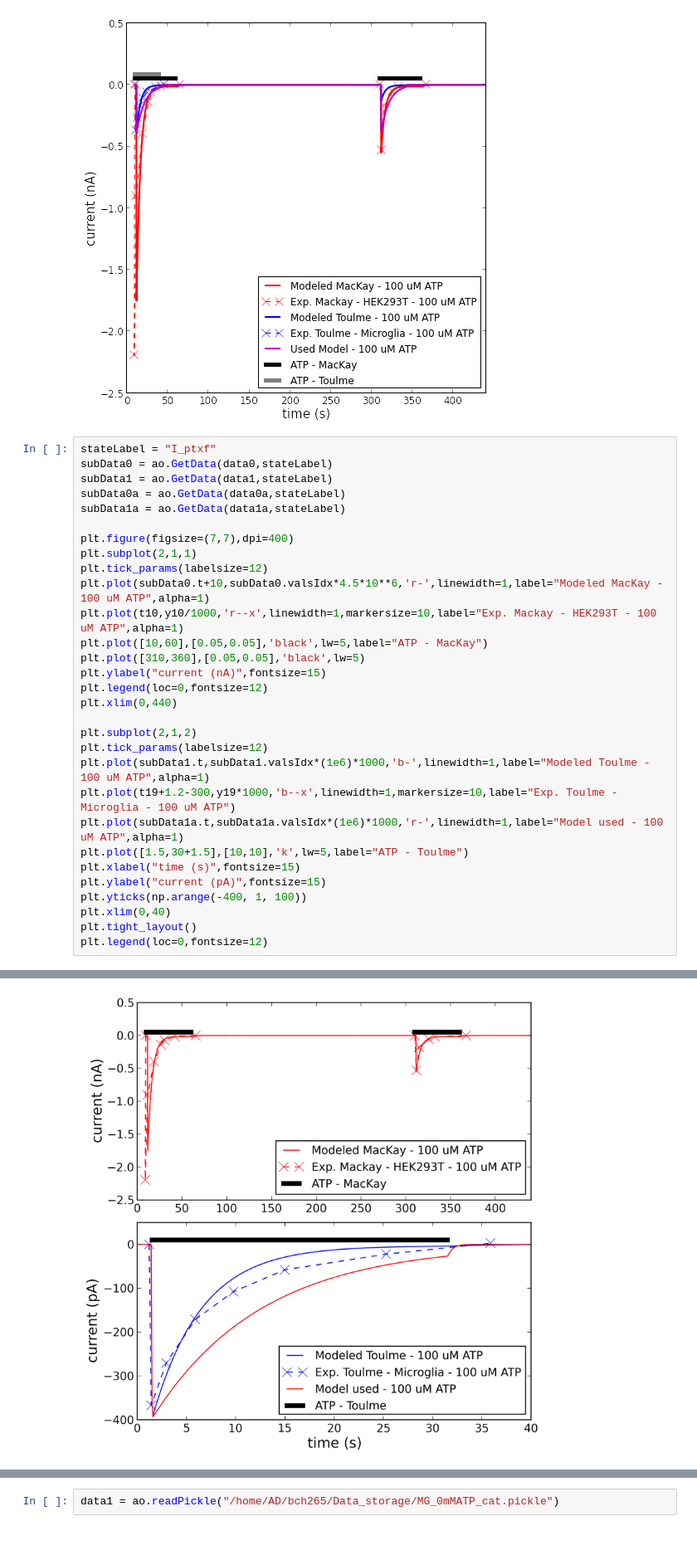
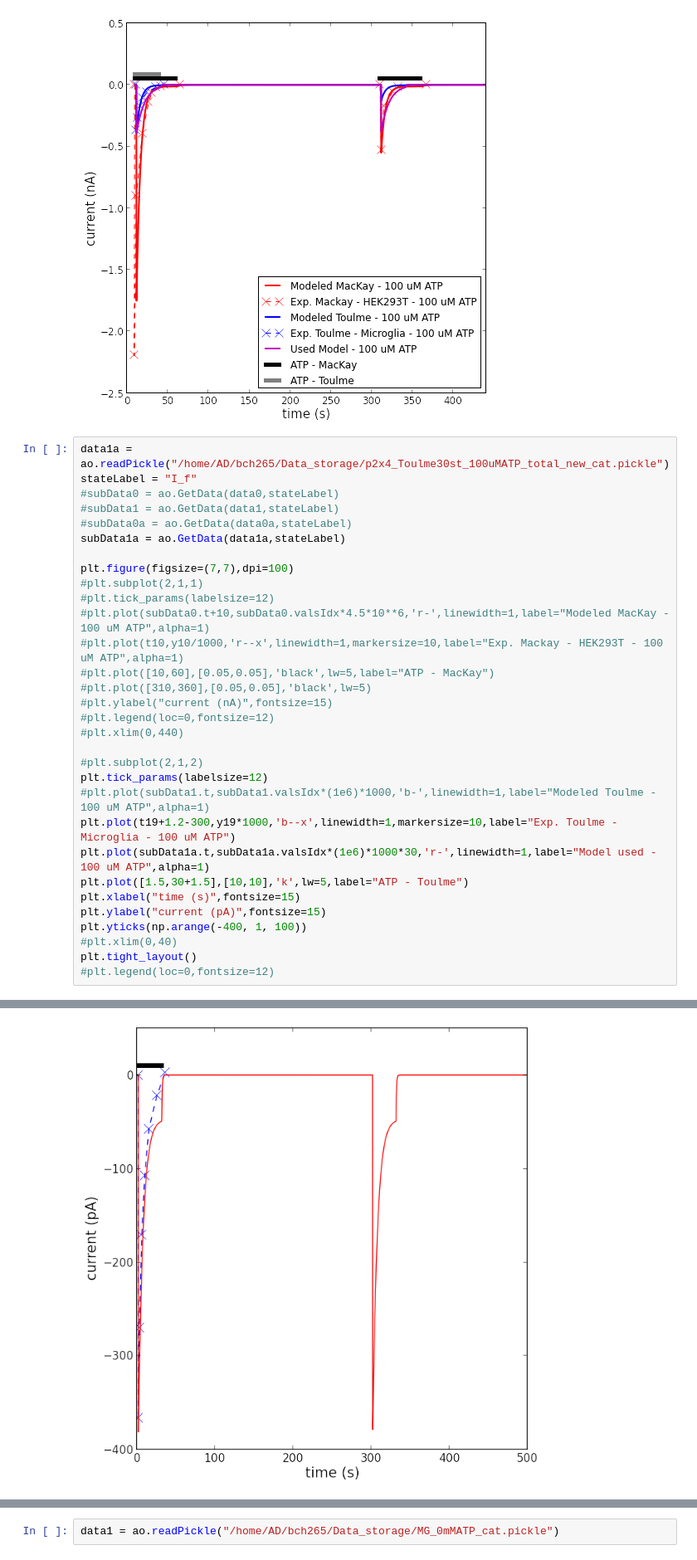
Before and after one commit to huskeypm/microglia, a Jupyter notebook: gotran/daisy-ptx_fitting.ipynb, the cells around one changed output, grey strips where cells are left out. Shown at 83% size. Cells and saved outputs as stored; diff of their text form.

```diff
--- a/gotran/daisy-ptx_fitting.ipynb
+++ b/gotran/daisy-ptx_fitting.ipynb
@@ -74,33 +74,34 @@ plt.legend(loc=0,fontsize=12)
 <matplotlib.legend.Legend at 0x...>
 [figure]
 # %%
-stateLabel = "I_ptxf"
-subData0 = ao.GetData(data0,stateLabel)
-subData1 = ao.GetData(data1,stateLabel)
-subData0a = ao.GetData(data0a,stateLabel)
+data1a = ao.readPickle("/home/AD/bch265/Data_storage/p2x4_Toulme30st_100uMATP_total_new_cat.pickle")
+stateLabel = "I_f"
+#subData0 = ao.GetData(data0,stateLabel)
+#subData1 = ao.GetData(data1,stateLabel)
+#subData0a = ao.GetData(data0a,stateLabel)
 subData1a = ao.GetData(data1a,stateLabel)
 
-plt.figure(figsize=(7,7),dpi=400)
-plt.subplot(2,1,1)
+plt.figure(figsize=(7,7),dpi=100)
+#plt.subplot(2,1,1)
+#plt.tick_params(labelsize=12)
+#plt.plot(subData0.t+10,subData0.valsIdx*4.5*10**6,'r-',linewidth=1,label="Modeled MacKay - 100 uM ATP",alpha=1)
+#plt.plot(t10,y10/1000,'r--x',linewidth=1,markersize=10,label="Exp. Mackay - HEK293T - 100 uM ATP",alpha=1)
+#plt.plot([10,60],[0.05,0.05],'black',lw=5,label="ATP - MacKay")
+#plt.plot([310,360],[0.05,0.05],'black',lw=5)
+#plt.ylabel("current (nA)",fontsize=15)
+#plt.legend(loc=0,fontsize=12)
+#plt.xlim(0,440)
+
+#plt.subplot(2,1,2)
 plt.tick_params(labelsize=12)
-plt.plot(subData0.t+10,subData0.valsIdx*4.5*10**6,'r-',linewidth=1,label="Modeled MacKay - 100 uM ATP",alpha=1)
-plt.plot(t10,y10/1000,'r--x',linewidth=1,markersize=10,label="Exp. Mackay - HEK293T - 100 uM ATP",alpha=1)
-plt.plot([10,60],[0.05,0.05],'black',lw=5,label="ATP - MacKay")
-plt.plot([310,360],[0.05,0.05],'black',lw=5)
-plt.ylabel("current (nA)",fontsize=15)
-plt.legend(loc=0,fontsize=12)
-plt.xlim(0,440)
-
-plt.subplot(2,1,2)
-plt.tick_params(labelsize=12)
-plt.plot(subData1.t,subData1.valsIdx*(1e6)*1000,'b-',linewidth=1,label="Modeled Toulme - 100 uM ATP",alpha=1)
+#plt.plot(subData1.t,subData1.valsIdx*(1e6)*1000,'b-',linewidth=1,label="Modeled Toulme - 100 uM ATP",alpha=1)
 plt.plot(t19+1.2-300,y19*1000,'b--x',linewidth=1,markersize=10,label="Exp. Toulme - Microglia - 100 uM ATP")
-plt.plot(subData1a.t,subData1a.valsIdx*(1e6)*1000,'r-',linewidth=1,label="Model used - 100 uM ATP",alpha=1)
+plt.plot(subData1a.t,subData1a.valsIdx*(1e6)*1000*30,'r-',linewidth=1,label="Model used - 100 uM ATP",alpha=1)
 plt.plot([1.5,30+1.5],[10,10],'k',lw=5,label="ATP - Toulme")
 plt.xlabel("time (s)",fontsize=15)
 plt.ylabel("current (pA)",fontsize=15)
 plt.yticks(np.arange(-400, 1, 100))
-plt.xlim(0,40)
+#plt.xlim(0,40)
 plt.tight_layout()
-plt.legend(loc=0,fontsize=12)
+#plt.legend(loc=0,fontsize=12)
 # %% [output]
@@ -108,2 +109,2 @@ plt.legend(loc=0,fontsize=12)
-[figure, old version]
+[figure, new version]
 # %%
```
Also changed, not shown: parts of 6 cells of this notebook, 2 other files.
